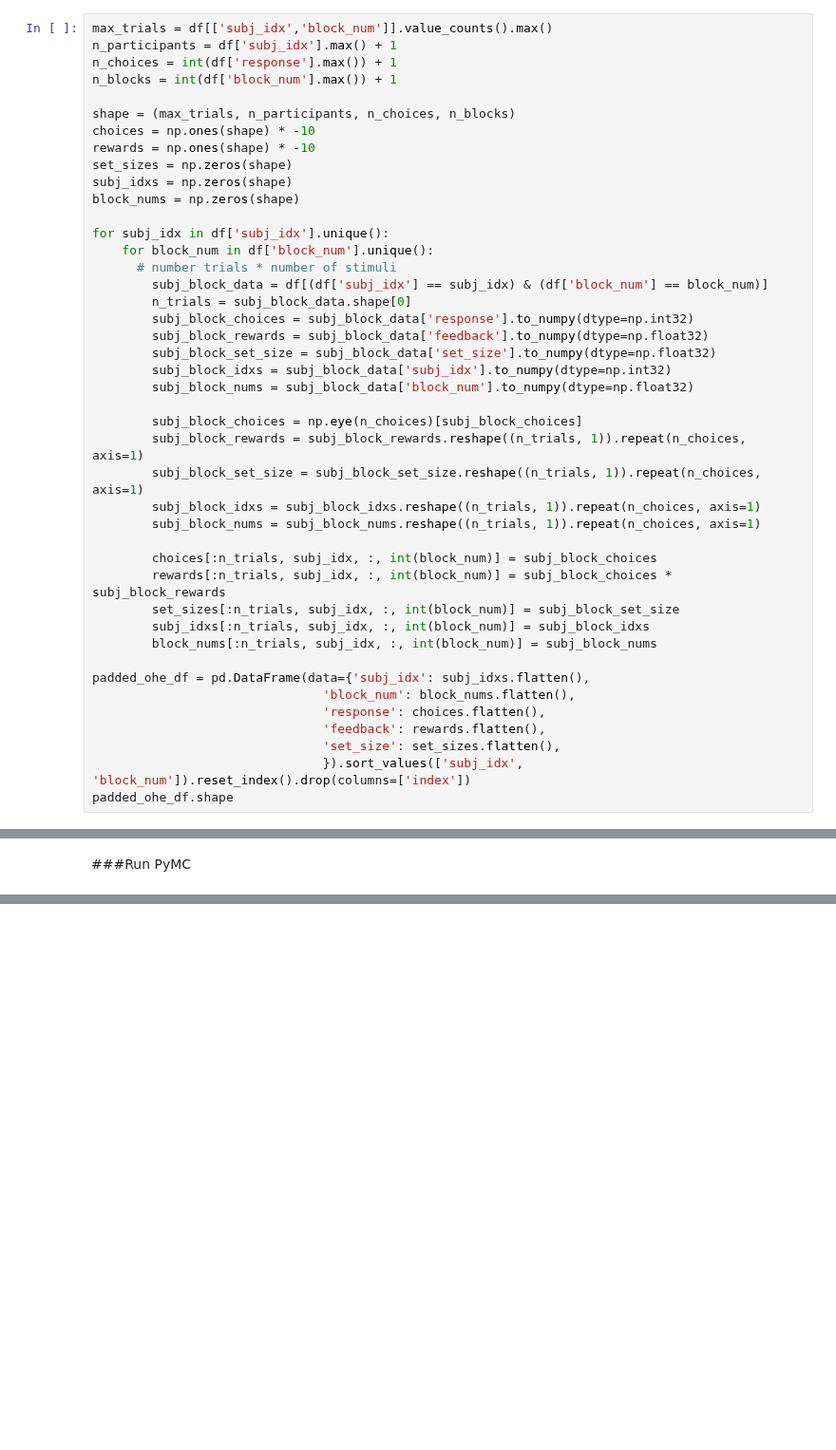
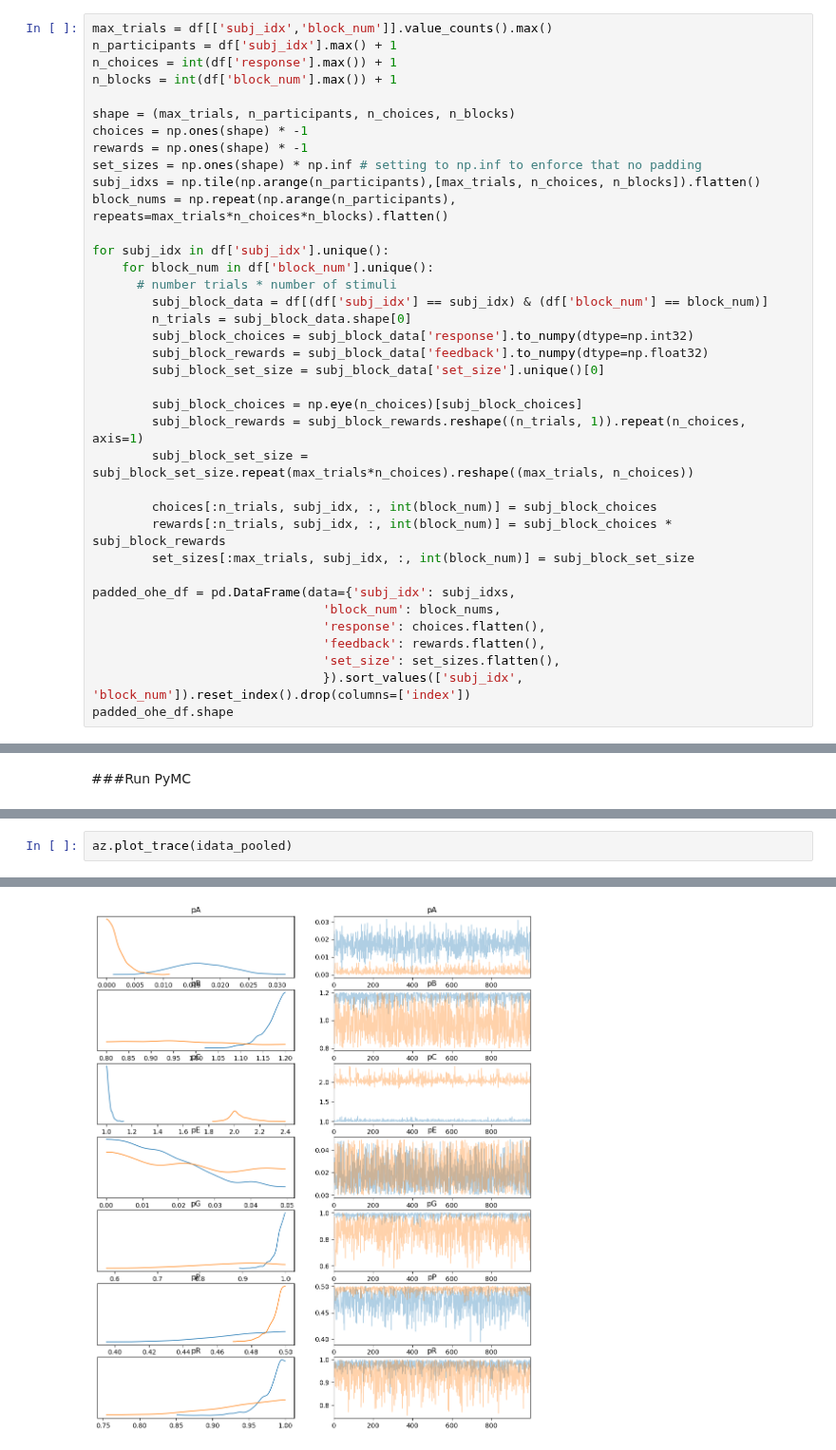
Before and after one commit to TheLemonPig/RL-SSM, a Jupyter notebook: rlwm_testing.ipynb, the cells around one changed output, grey strips where cells are left out. Shown at 95% size. Saved outputs shown, nothing was run; the diff lists cells and outputs as text; blank space fills up the shorter version.

```diff
--- a/rlwm_testing.ipynb
+++ b/rlwm_testing.ipynb
@@ -588,11 +590,11 @@ n_choices = int(df['response'].max()) + 1
 n_blocks = int(df['block_num'].max()) + 1
 
 shape = (max_trials, n_participants, n_choices, n_blocks)
-choices = np.ones(shape) * -10
-rewards = np.ones(shape) * -10
-set_sizes = np.zeros(shape)
-subj_idxs = np.zeros(shape)
-block_nums = np.zeros(shape)
+choices = np.ones(shape) * -1
+rewards = np.ones(shape) * -1
+set_sizes = np.ones(shape) * np.inf # setting to np.inf to enforce that no padding
+subj_idxs = np.tile(np.arange(n_participants),[max_trials, n_choices, n_blocks]).flatten()
+block_nums = np.repeat(np.arange(n_participants), repeats=max_trials*n_choices*n_blocks).flatten()
 
 for subj_idx in df['subj_idx'].unique():
     for block_num in df['block_num'].unique():
@@ -601,24 +603,18 @@ for subj_idx in df['subj_idx'].unique():
         n_trials = subj_block_data.shape[0]
         subj_block_choices = subj_block_data['response'].to_numpy(dtype=np.int32)
         subj_block_rewards = subj_block_data['feedback'].to_numpy(dtype=np.float32)
-        subj_block_set_size = subj_block_data['set_size'].to_numpy(dtype=np.float32)
-        subj_block_idxs = subj_block_data['subj_idx'].to_numpy(dtype=np.int32)
-        subj_block_nums = subj_block_data['block_num'].to_numpy(dtype=np.float32)
+        subj_block_set_size = subj_block_data['set_size'].unique()[0]
 
         subj_block_choices = np.eye(n_choices)[subj_block_choices]
         subj_block_rewards = subj_block_rewards.reshape((n_trials, 1)).repeat(n_choices, axis=1)
-        subj_block_set_size = subj_block_set_size.reshape((n_trials, 1)).repeat(n_choices, axis=1)
-        subj_block_idxs = subj_block_idxs.reshape((n_trials, 1)).repeat(n_choices, axis=1)
-        subj_block_nums = subj_block_nums.reshape((n_trials, 1)).repeat(n_choices, axis=1)
+        subj_block_set_size = subj_block_set_size.repeat(max_trials*n_choices).reshape((max_trials, n_choices))
 
         choices[:n_trials, subj_idx, :, int(block_num)] = subj_block_choices
         rewards[:n_trials, subj_idx, :, int(block_num)] = subj_block_choices * subj_block_rewards
-        set_sizes[:n_trials, subj_idx, :, int(block_num)] = subj_block_set_size
-        subj_idxs[:n_trials, subj_idx, :, int(block_num)] = subj_block_idxs
-        block_nums[:n_trials, subj_idx, :, int(block_num)] = subj_block_nums
+        set_sizes[:max_trials, subj_idx, :, int(block_num)] = subj_block_set_size
 
-padded_ohe_df = pd.DataFrame(data={'subj_idx': subj_idxs.flatten(),
-                               'block_num': block_nums.flatten(),
+padded_ohe_df = pd.DataFrame(data={'subj_idx': subj_idxs,
+                               'block_num': block_nums,
                                'response': choices.flatten(),
                                'feedback': rewards.flatten(),
                                'set_size': set_sizes.flatten(),
@@ -744,0 +827,3 @@ with pm.Model(coords=coords) as hierarchical_model:
+# %%
+az.plot_trace(idata_pooled)
+# %% [output]
@@ -744,0 +838 @@ with pm.Model(coords=coords) as hierarchical_model:
+[figure, added]
```
Also changed, not shown: parts of 22 cells of this notebook.
